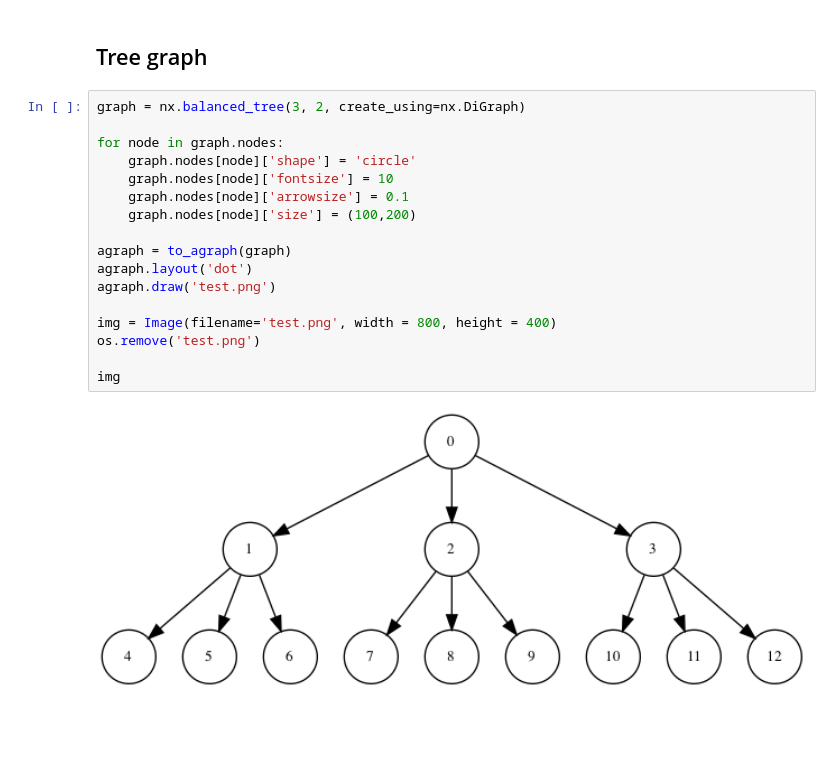
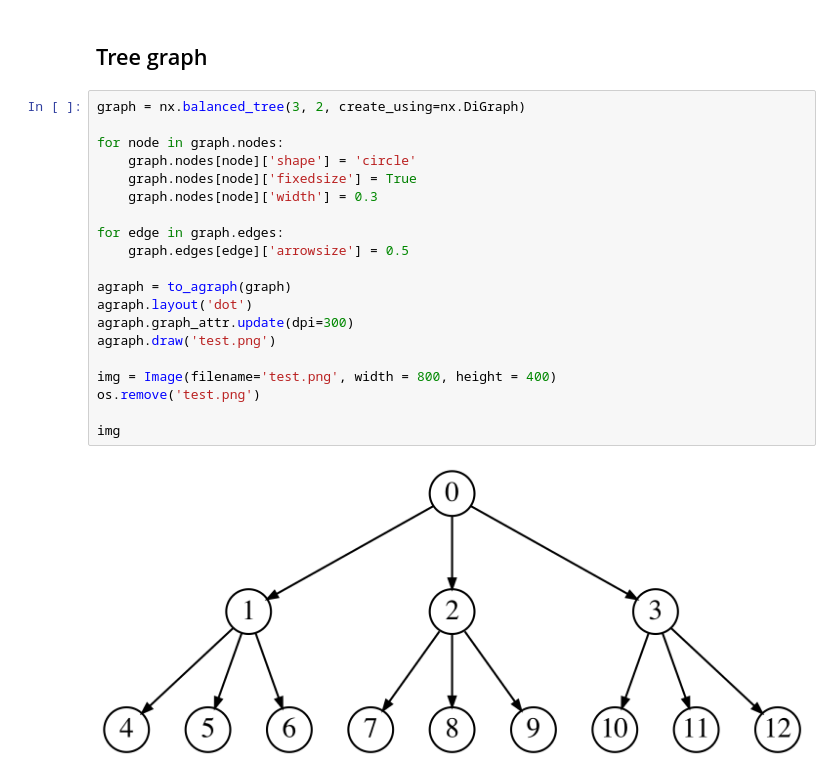
Before and after one commit to fandreuz/bsc-thesis, a Jupyter notebook: Graphs.ipynb, the cells around one changed output. Saved outputs shown, nothing was run; the diff lists cells and outputs as text; blank space fills up the shorter version.

```diff
--- a/Graphs.ipynb
+++ b/Graphs.ipynb
@@ -24,19 +24,22 @@ import os
 # %%
 graph = nx.balanced_tree(3, 2, create_using=nx.DiGraph)
 
 for node in graph.nodes:
     graph.nodes[node]['shape'] = 'circle'
-    graph.nodes[node]['fontsize'] = 10
-    graph.nodes[node]['arrowsize'] = 0.1
-    graph.nodes[node]['size'] = (100,200)
+    graph.nodes[node]['fixedsize'] = True
+    graph.nodes[node]['width'] = 0.3
+
+for edge in graph.edges:
+    graph.edges[edge]['arrowsize'] = 0.5
 
 agraph = to_agraph(graph)
 agraph.layout('dot')
+agraph.graph_attr.update(dpi=300)
 agraph.draw('test.png')
 
 img = Image(filename='test.png', width = 800, height = 400)
 os.remove('test.png')
 
 img
 # %% [output]
-[figure, old version]
+[figure, new version]
```
Also changed, not shown: parts of 1 cell of this notebook, 4 other files.
